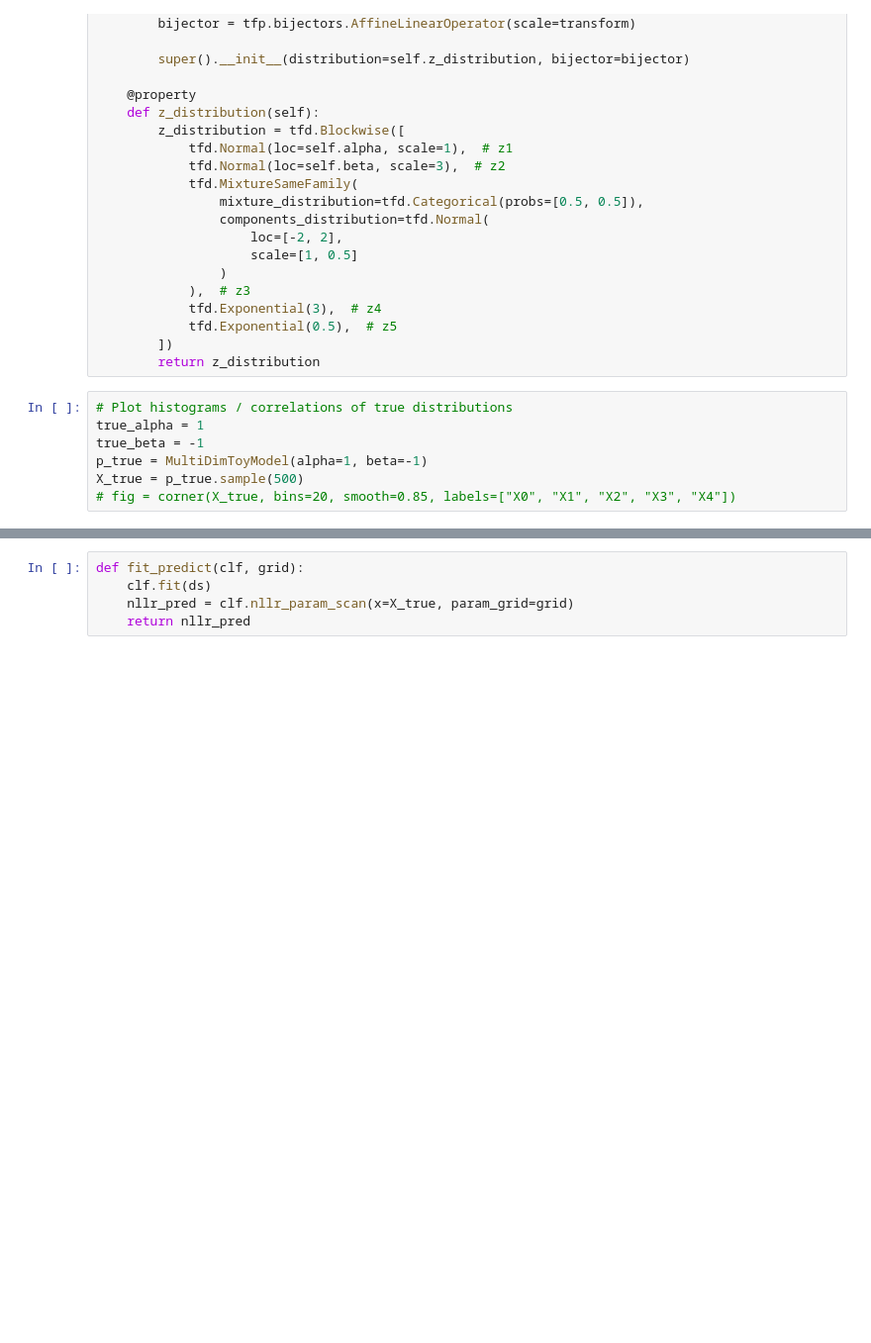
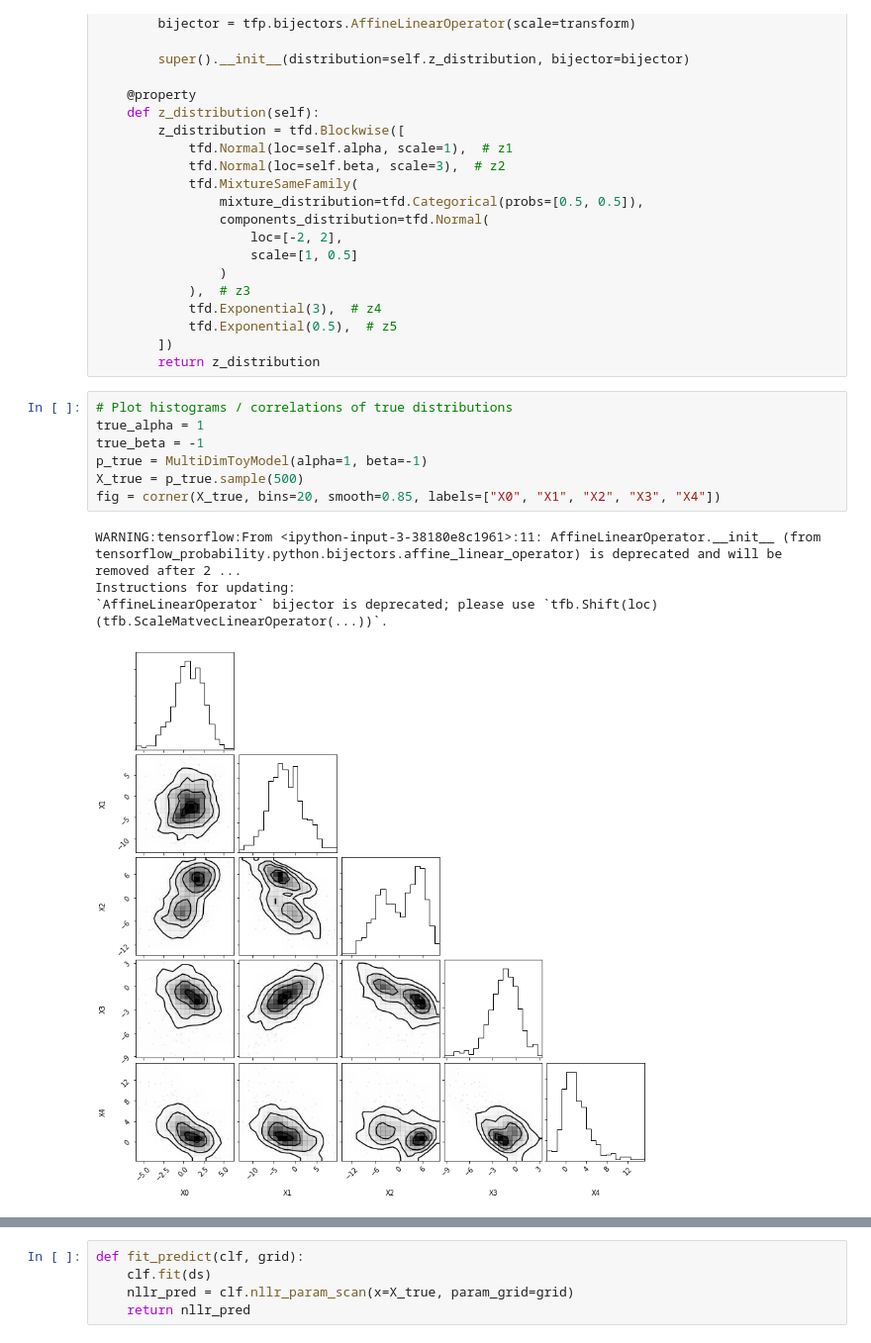
Before and after one commit to cjs220/active_learning_ratio_estimation, a Jupyter notebook: examples/multidim.ipynb, the cells around one changed output, grey strips where cells are left out. Shown at 99% size. Cells and saved outputs as stored; diff of their text form; blank space fills up the shorter version.

```diff
--- a/examples/multidim.ipynb
+++ b/examples/multidim.ipynb
@@ -63,10 +76,15 @@ class MultiDimToyModel(tfd.TransformedDistribution):
 # %%
 # Plot histograms / correlations of true distributions
 true_alpha = 1
 true_beta = -1
 p_true = MultiDimToyModel(alpha=1, beta=-1)
 X_true = p_true.sample(500)
-# fig = corner(X_true, bins=20, smooth=0.85, labels=["X0", "X1", "X2", "X3", "X4"])
+fig = corner(X_true, bins=20, smooth=0.85, labels=["X0", "X1", "X2", "X3", "X4"])
+# %% [output]
+WARNING:tensorflow:From <ipython-input-3-38180e8c1961>:11: AffineLinearOperator.__init__ (from tensorflow_probability.python.bijectors.affine_linear_operator) is deprecated and will be removed after 2 ...
+Instructions for updating:
+`AffineLinearOperator` bijector is deprecated; please use `tfb.Shift(loc)(tfb.ScaleMatvecLinearOperator(...))`.
+[figure, added]
 # %%
 # find exact maximum likelihood
 var_alpha = tf.Variable(tf.constant(0, dtype=tf.float32))
```
Also changed, not shown: parts of 9 cells of this notebook.
